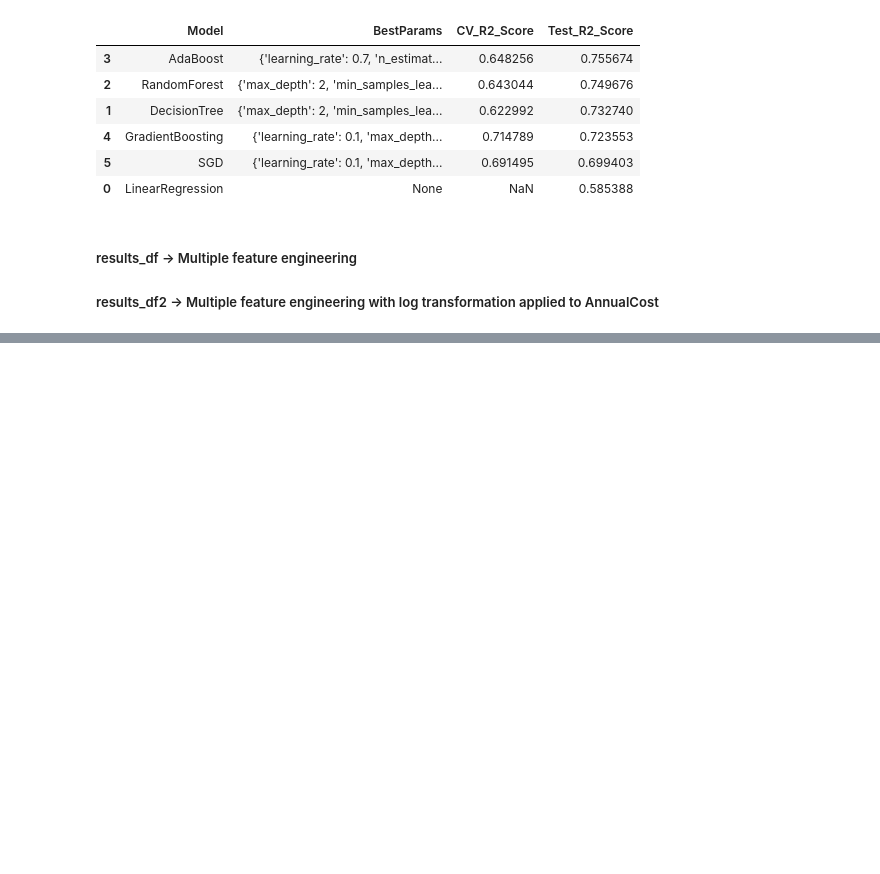
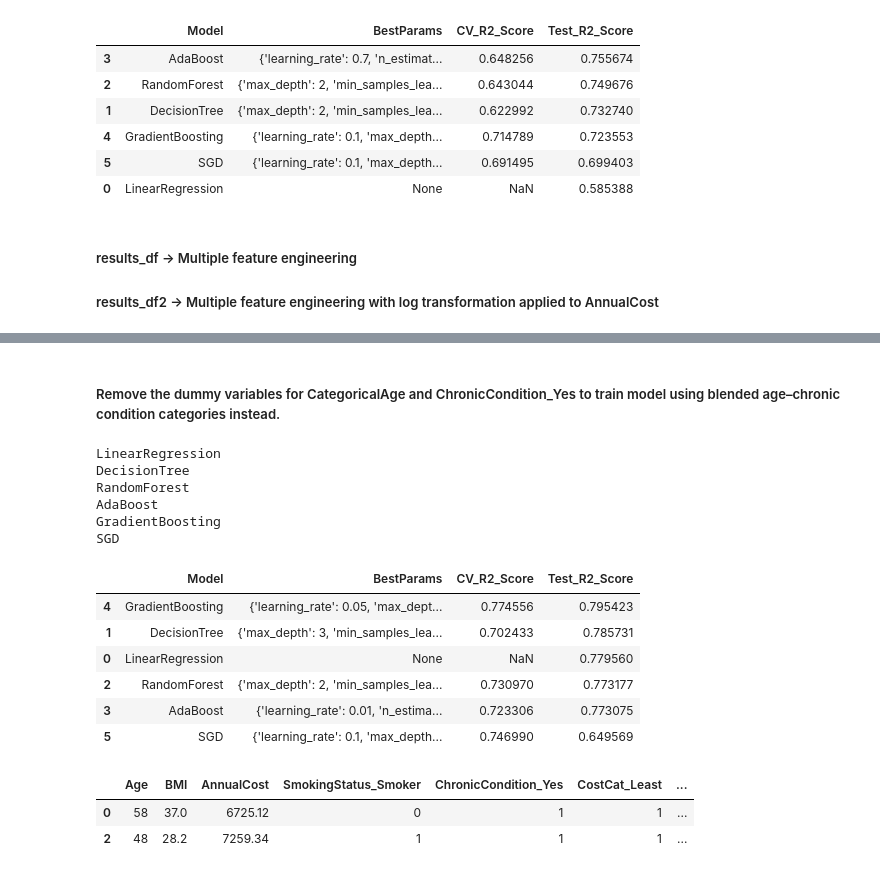
Before and after one commit to sumaaithal/Health_Care_Costs, a Jupyter notebook: notebook.ipynb, the cells around one changed output, grey strips where cells are left out. Drawn from its saved outputs; the diff is of its cells as text; code cells hidden in the pictures; blank space fills up the shorter version.

```diff
--- a/notebook.ipynb
+++ b/notebook.ipynb
@@ -917,0 +1017,3 @@ results_df2.sort_values(by="Test_R2_Score",ascending=False)
+# %%
+costs_6 = CreateDataForTraining(costs)
+costs_6.head(2)
@@ -917,0 +1024,7 @@ results_df2.sort_values(by="Test_R2_Score",ascending=False)
+# %%
+costs_6['Young-Adult-Chronic'] = costs_6['AgeCat_Young-Adult']*costs_6['ChronicCondition_Yes']
+costs_6['Middle-Aged-Chronic'] = costs_6['AgeCat_Middle-Aged']*costs_6['ChronicCondition_Yes']
+costs_6['Late-Middle-Aged-Chronic'] = costs_6['AgeCat_Late-Middle-Age']*costs_6['ChronicCondition_Yes']
+costs_6['Senior-Chronic'] = costs_6['AgeCat_Senior']*costs_6['ChronicCondition_Yes']
+
+costs_6.head(2)
@@ -917,0 +1036,28 @@ results_df2.sort_values(by="Test_R2_Score",ascending=False)
+# %% [markdown]
+##### Remove the dummy variables for CategoricalAge and ChronicCondition_Yes to train model using blended age–chronic condition categories instead.
+# %%
+X6 = costs_6.drop(['Age','BMI','AnnualCost','AgeCat_Young-Adult','AgeCat_Middle-Aged',
+                   'AgeCat_Late-Middle-Age','AgeCat_Senior','ChronicCondition_Yes'],axis=1).values
+y6 = costs_6['AnnualCost'].values
+X6_train, X6_test, y6_train, y6_test = train_test_split(X6,y6,test_size=0.3,random_state=42)
+
+results_df6 = Model_Training(X6_train, y6_train, X6_test, y6_test, model_names=['LinearRegression','DecisionTree',
+                                                                           'RandomForest','AdaBoost','GradientBoosting','SGD'],
+                            param_grids=param_grids)
+# %% [output]
+LinearRegression
+DecisionTree
+RandomForest
+AdaBoost
+GradientBoosting
+SGD
+# %%
+results_df6.sort_values(by="Test_R2_Score", ascending=False)
+# %% [output]
+|  | Model | BestParams | CV_R2_Score | Test_R2_Score |
+| 4 | GradientBoosting | {'learning_rate': 0.05, 'max_dept... | 0.774556 | 0.795423 |
+| 1 | DecisionTree | {'max_depth': 3, 'min_samples_lea... | 0.702433 | 0.785731 |
+| 0 | LinearRegression | None | NaN | 0.779560 |
+| 2 | RandomForest | {'max_depth': 2, 'min_samples_lea... | 0.730970 | 0.773177 |
+| 3 | AdaBoost | {'learning_rate': 0.01, 'n_estima... | 0.723306 | 0.773075 |
+| 5 | SGD | {'learning_rate': 0.1, 'max_depth... | 0.746990 | 0.649569 |
@@ -917,0 +1066,7 @@ results_df2.sort_values(by="Test_R2_Score",ascending=False)
+# %%
+costs_7 = CreateDataForTraining(costs)
+costs_7.head(2)
+# %% [output]
+|  | Age | BMI | AnnualCost | SmokingStatus_Smoker | ChronicCondition_Yes | CostCat_Least | ... |
+| 0 | 58 | 37.0 | 6725.12 | 0 | 1 | 1 | ... |
+| 2 | 48 | 28.2 | 7259.34 | 1 | 1 | 1 | ... |
```
Also changed, not shown: parts of 46 cells of this notebook.
